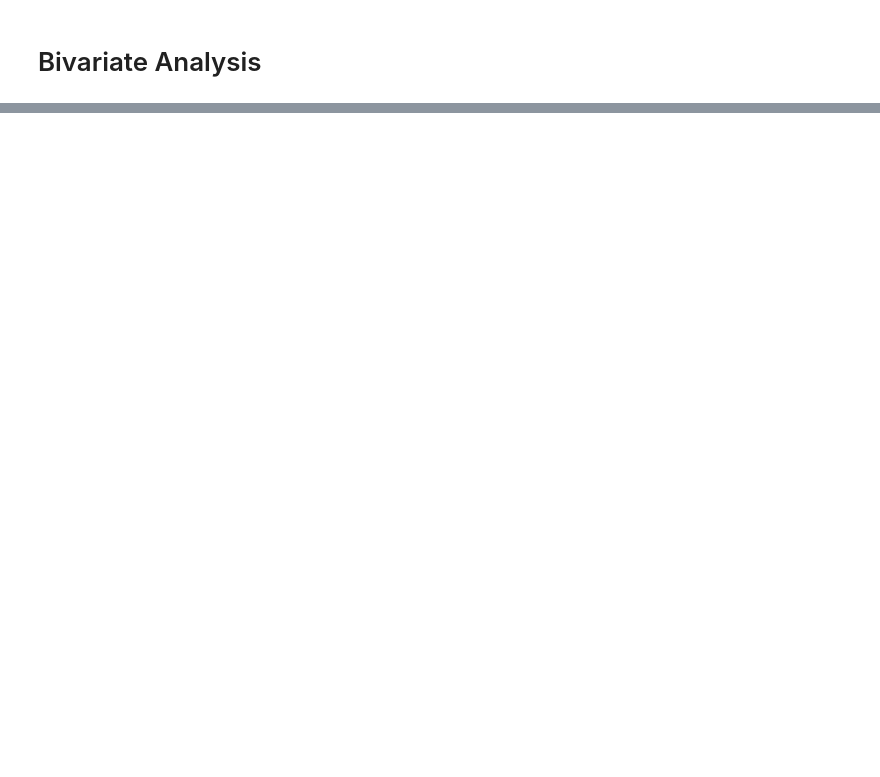
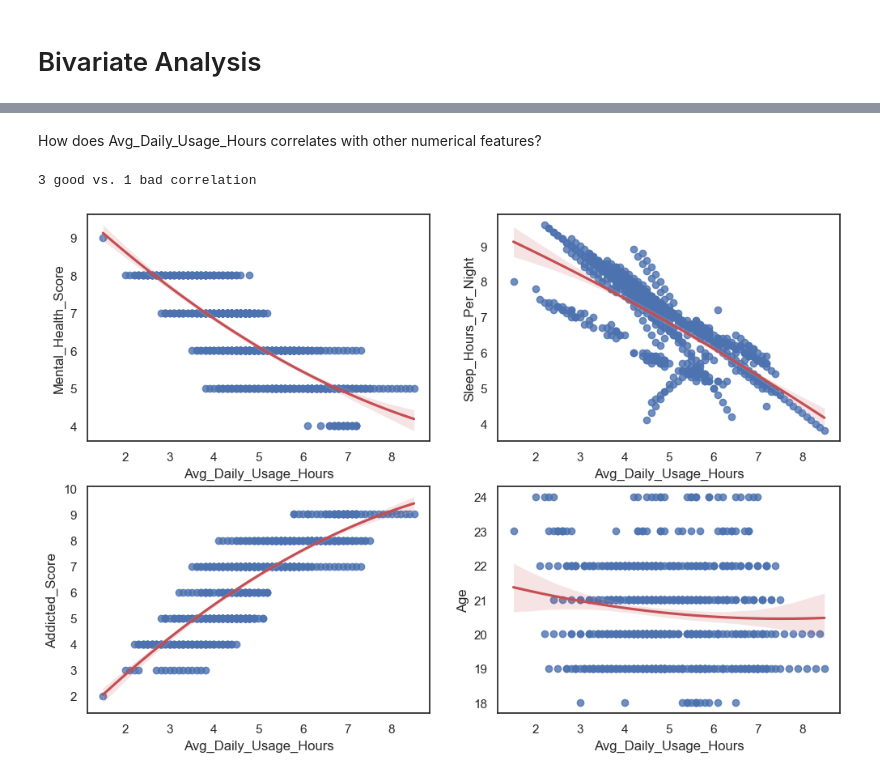
Before and after one commit to Andradev101/pause-student-social-media-addiction-eda, a Jupyter notebook: notebooks/eda.ipynb, the cells around one changed output, grey strips where cells are left out. Saved outputs shown, nothing was run; the diff lists cells and outputs as text; code cells hidden in the pictures; blank space fills up the shorter version.

```diff
--- a/notebooks/eda.ipynb
+++ b/notebooks/eda.ipynb
@@ -143,0 +267,42 @@ Which is: 21.8% of the 110 countries present.
+# %% [markdown]
+How does Avg_Daily_Usage_Hours correlates with other numerical features?
+# %%
+print('3 good vs. 1 bad correlation')
+fig, axes = plt.subplots(2, 2, figsize=(12,8))
+ax0 = sns.regplot(
+    data=df,
+    x='Avg_Daily_Usage_Hours',
+    y='Mental_Health_Score',
+    order=2,
+    ax=axes[0][0],
+    line_kws=dict(color="r")
+)
+ax1 = sns.regplot(
+    data=df,
+    x='Avg_Daily_Usage_Hours',
+    y='Sleep_Hours_Per_Night',
+    order=2,
+    ax=axes[0][1],
+    line_kws=dict(color="r")
+)
+ax2 = sns.regplot(
+    data=df,
+    x='Avg_Daily_Usage_Hours',
+    y='Addicted_Score',
+    order=2,
+    ax=axes[1][0],
+    line_kws=dict(color="r")
+)
+
+ax2 = sns.regplot(
+    data=df,
+    x='Avg_Daily_Usage_Hours',
+    y='Age',
+    order=2,
+    ax=axes[1][1],
+    line_kws=dict(color="r")
+)
+plt.show()
+# %% [output]
+3 good vs. 1 bad correlation
+[figure, added]
```
Also changed, not shown: parts of 17 cells of this notebook, 1 other file.
